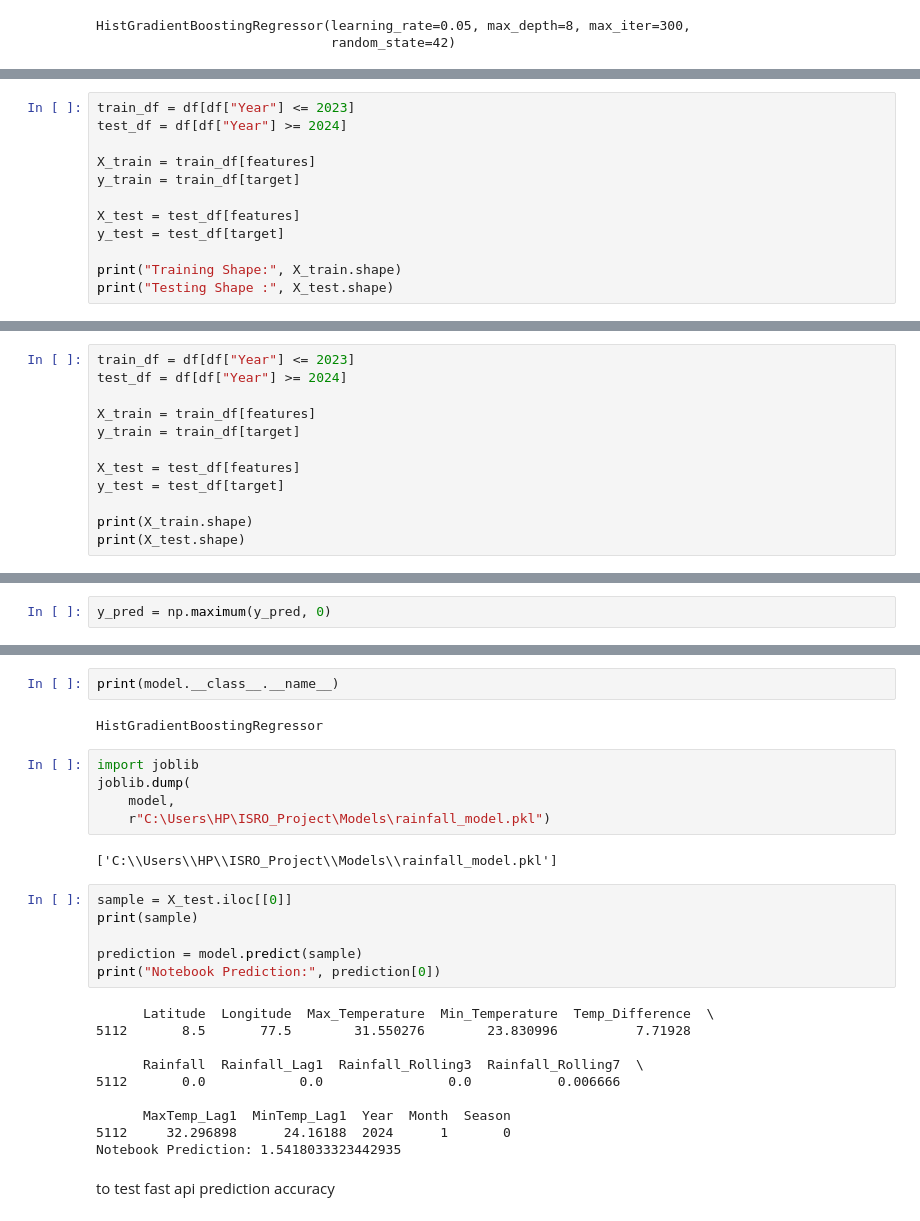
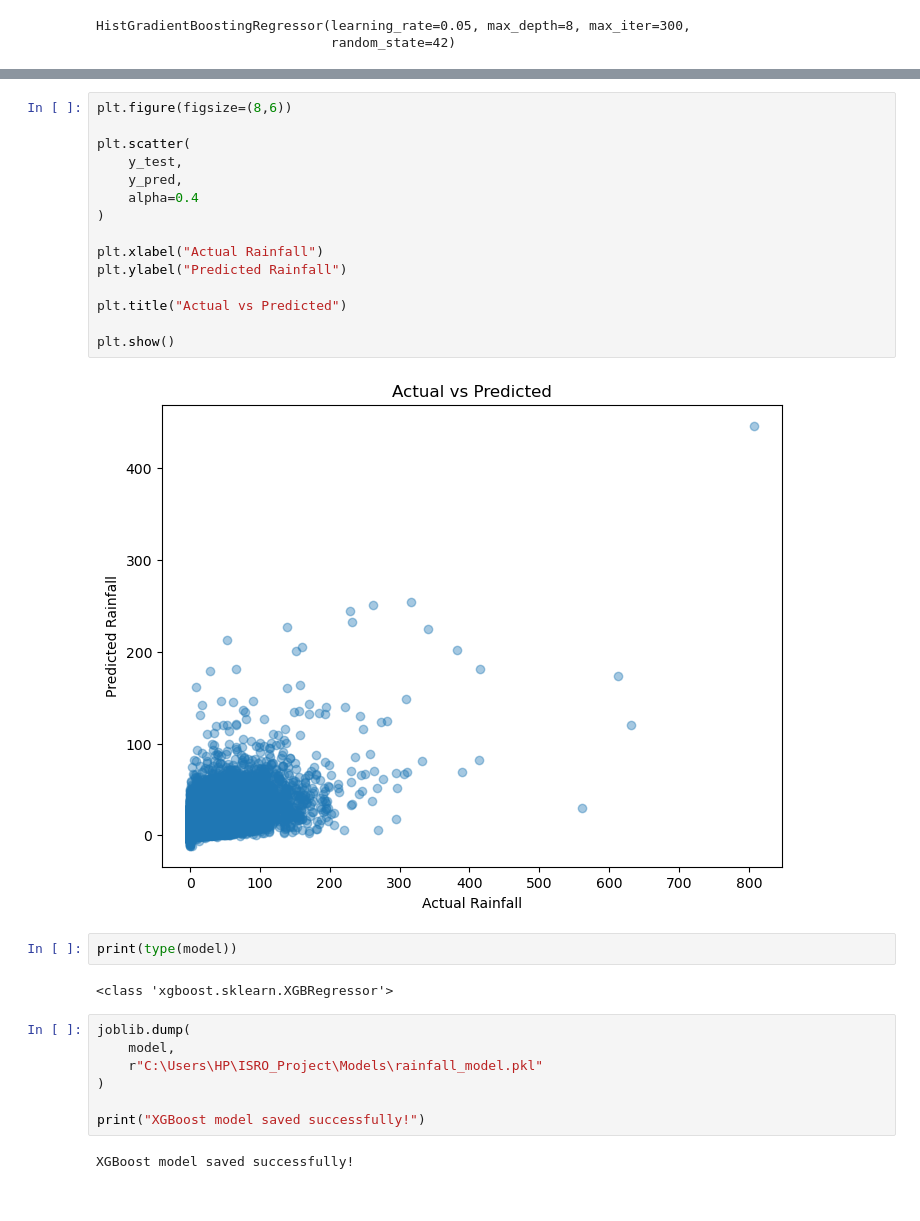
Before and after one commit to shudhanshusingh649/PowerBI-Dashboard-Projects, a Jupyter notebook: Final_Dataset/Climate_Analysis.ipynb, the cells around one changed output, grey strips where cells are left out. Drawn from its saved outputs; the diff is of its cells as text.

Commit message:
Update climate analysis notebook with XGBoost model

```diff
--- a/Final_Dataset/Climate_Analysis.ipynb
+++ b/Final_Dataset/Climate_Analysis.ipynb
@@ -671,12 +317,0 @@ y Shape: (1928989,)
-# %%
-train_df = df[df["Year"] <= 2023]
-test_df = df[df["Year"] >= 2024]
-
-X_train = train_df[features]
-y_train = train_df[target]
-
-X_test = test_df[features]
-y_test = test_df[target]
-
-print("Training Shape:", X_train.shape)
-print("Testing Shape :", X_test.shape)
@@ -804,12 +317,0 @@ print(y.shape)
-# %%
-train_df = df[df["Year"] <= 2023]
-test_df = df[df["Year"] >= 2024]
-
-X_train = train_df[features]
-y_train = train_df[target]
-
-X_test = test_df[features]
-y_test = test_df[target]
-
-print(X_train.shape)
-print(X_test.shape)
@@ -824,2 +317,0 @@ HistGradientBoostingRegressor(learning_rate=0.03, max_depth=10, max_iter=500,
-# %%
-y_pred = np.maximum(y_pred, 0)
@@ -839,29 +328,30 @@ R² Score: 0.450630913472734
+# %%
+plt.figure(figsize=(8,6))
+
+plt.scatter(
+    y_test,
+    y_pred,
+    alpha=0.4
+)
+
+plt.xlabel("Actual Rainfall")
+plt.ylabel("Predicted Rainfall")
+
+plt.title("Actual vs Predicted")
+
+plt.show()
+# %% [output]
+[figure, added]
 # %%
-print(model.__class__.__name__)
+print(type(model))
 # %% [output]
-HistGradientBoostingRegressor
+<class 'xgboost.sklearn.XGBRegressor'>
 # %%
-import joblib
 joblib.dump(
     model,
-    r"C:\Users\HP\ISRO_Project\Models\rainfall_model.pkl")
+    r"C:\Users\HP\ISRO_Project\Models\rainfall_model.pkl"
+)
+
+print("XGBoost model saved successfully!")
 # %% [output]
-['C:\\Users\\HP\\ISRO_Project\\Models\\rainfall_model.pkl']
+XGBoost model saved successfully!
-# %%
-sample = X_test.iloc[[0]]
-print(sample)
-
-prediction = model.predict(sample)
-print("Notebook Prediction:", prediction[0])
-# %% [output]
-      Latitude  Longitude  Max_Temperature  Min_Temperature  Temp_Difference  \
-5112       8.5       77.5        31.550276        23.830996          7.71928
-
-      Rainfall  Rainfall_Lag1  Rainfall_Rolling3  Rainfall_Rolling7  \
-5112       0.0            0.0                0.0           0.006666
-
-      MaxTemp_Lag1  MinTemp_Lag1  Year  Month  Season
-5112     32.296898      24.16188  2024      1       0
-Notebook Prediction: 1.5418033323442935
-# %% [markdown]
-to test fast api prediction accuracy
```
Also changed, not shown: parts of 85 cells of this notebook.
